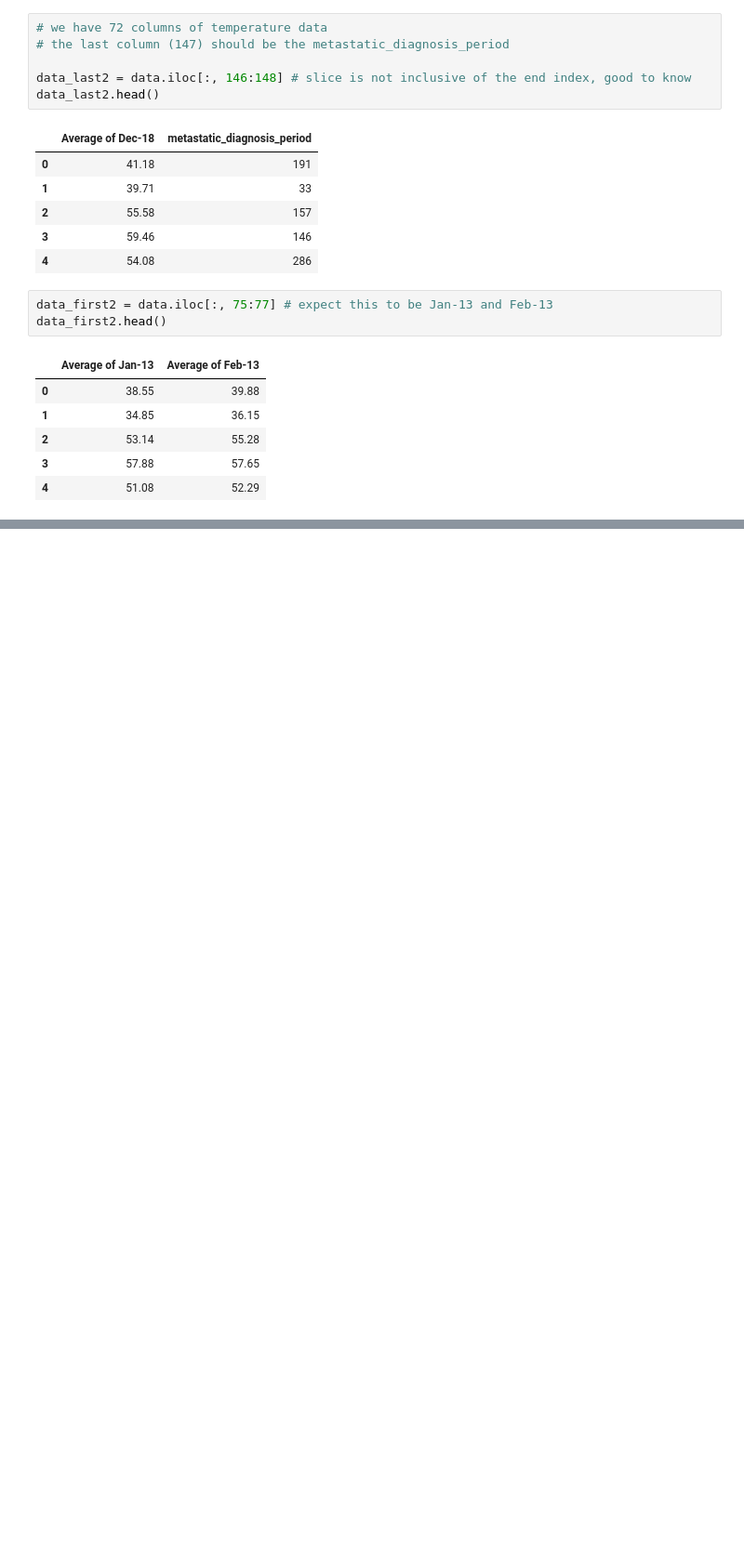
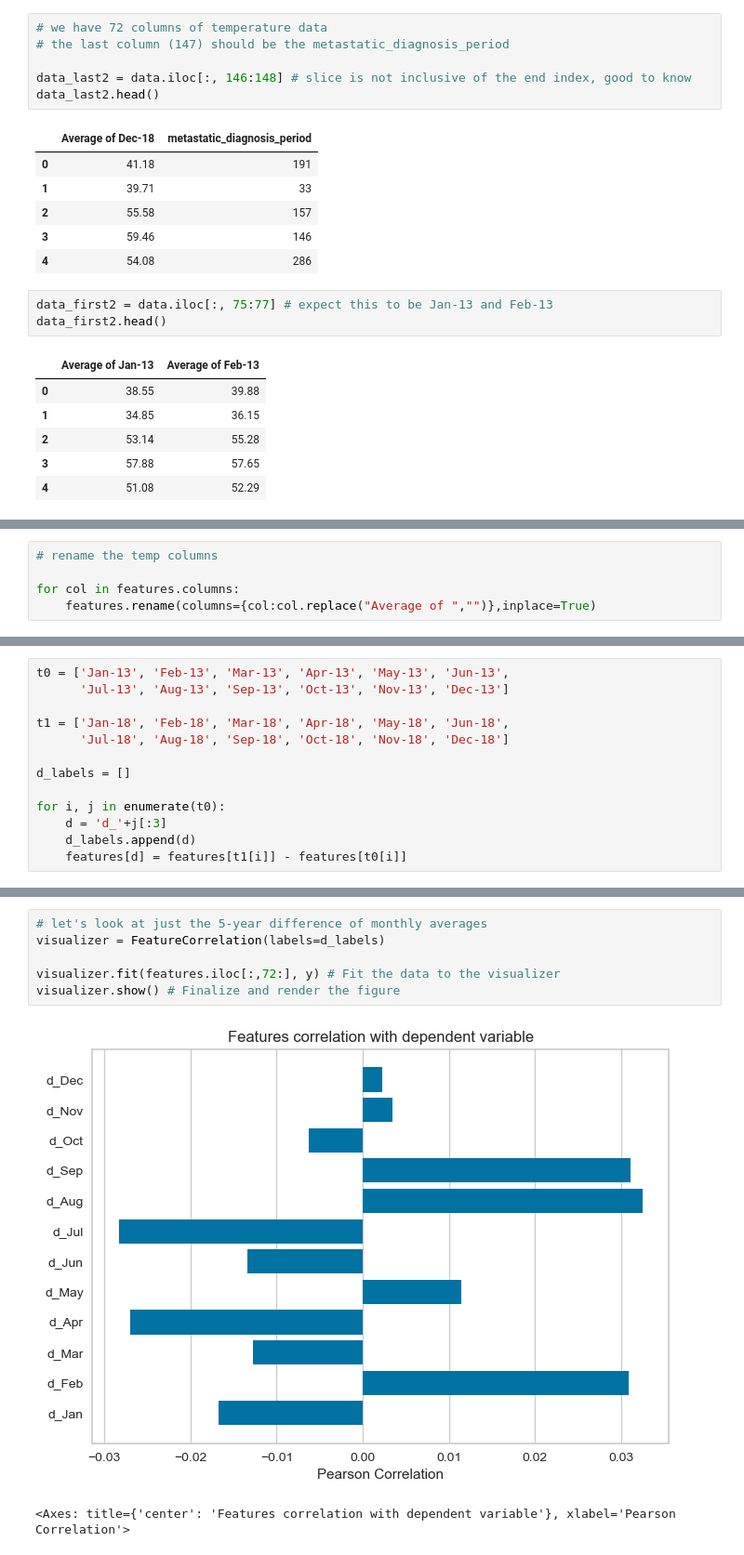
Before and after one commit to chonkcheto/wids2024-challenge2, a Jupyter notebook: model_v1.ipynb, the cells around one changed output, grey strips where cells are left out. Shown at 93% size. Drawn from its saved outputs; the diff is of its cells as text; blank space fills up the shorter version.

```diff
--- a/model_v1.ipynb
+++ b/model_v1.ipynb
@@ -270,0 +254,5 @@ TypeError: ufunc 'isnan' not supported for the input types, and the inputs could
+# %%
+# rename the temp columns
+
+for col in features.columns:
+    features.rename(columns={col:col.replace("Average of ","")},inplace=True)
@@ -270,0 +274,13 @@ TypeError: ufunc 'isnan' not supported for the input types, and the inputs could
+# %%
+t0 = ['Jan-13', 'Feb-13', 'Mar-13', 'Apr-13', 'May-13', 'Jun-13',
+      'Jul-13', 'Aug-13', 'Sep-13', 'Oct-13', 'Nov-13', 'Dec-13']
+
+t1 = ['Jan-18', 'Feb-18', 'Mar-18', 'Apr-18', 'May-18', 'Jun-18',
+      'Jul-18', 'Aug-18', 'Sep-18', 'Oct-18', 'Nov-18', 'Dec-18']
+
+d_labels = []
+
+for i, j in enumerate(t0):
+    d = 'd_'+j[:3]
+    d_labels.append(d)
+    features[d] = features[t1[i]] - features[t0[i]]
@@ -270,0 +311,9 @@ TypeError: ufunc 'isnan' not supported for the input types, and the inputs could
+# %%
+# let's look at just the 5-year difference of monthly averages
+visualizer = FeatureCorrelation(labels=d_labels)
+
+visualizer.fit(features.iloc[:,72:], y) # Fit the data to the visualizer
+visualizer.show() # Finalize and render the figure
+# %% [output]
+[figure, added]
+<Axes: title={'center': 'Features correlation with dependent variable'}, xlabel='Pearson Correlation'>
```
Also changed, not shown: parts of 25 cells of this notebook.
